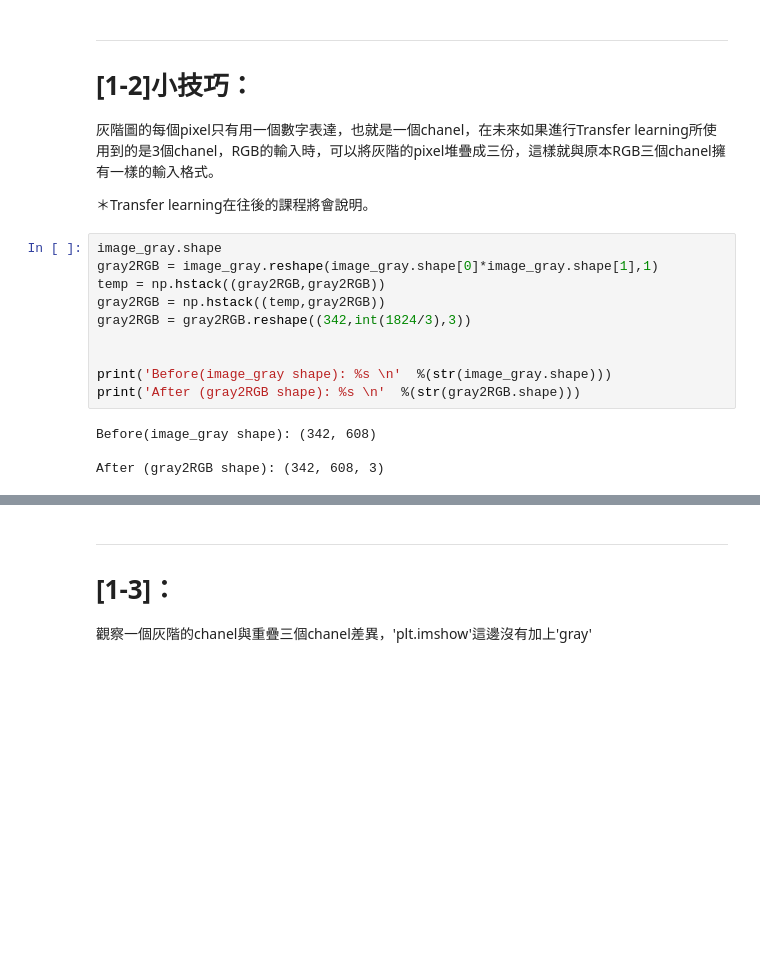
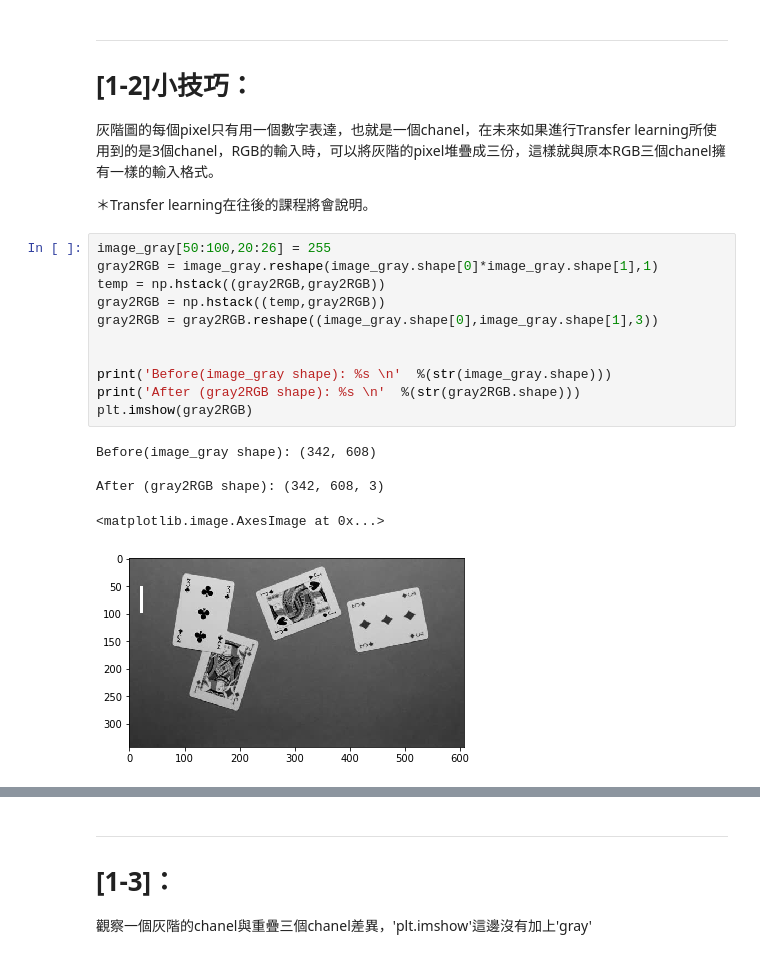
Before and after one commit to huohsien/AIA_CVCNN, a Jupyter notebook: part1/00_computer_vision/CV2.ipynb, the cells around one changed output, grey strips where cells are left out. Saved outputs shown, nothing was run; the diff lists cells and outputs as text; blank space fills up the shorter version.

```diff
--- a/part1/00_computer_vision/CV2.ipynb
+++ b/part1/00_computer_vision/CV2.ipynb
@@ -142,16 +143,19 @@ plt.show()
 
 ＊Transfer learning在往後的課程將會說明。
 # %%
-image_gray.shape
+image_gray[50:100,20:26] = 255
 gray2RGB = image_gray.reshape(image_gray.shape[0]*image_gray.shape[1],1)
 temp = np.hstack((gray2RGB,gray2RGB))
 gray2RGB = np.hstack((temp,gray2RGB))
-gray2RGB = gray2RGB.reshape((342,int(1824/3),3))
+gray2RGB = gray2RGB.reshape((image_gray.shape[0],image_gray.shape[1],3))
 
 
 print('Before(image_gray shape): %s \n'  %(str(image_gray.shape)))
 print('After (gray2RGB shape): %s \n'  %(str(gray2RGB.shape)))
+plt.imshow(gray2RGB)
 # %% [output]
 Before(image_gray shape): (342, 608)
 
 After (gray2RGB shape): (342, 608, 3)
+<matplotlib.image.AxesImage at 0x...>
+[figure, added]
```
Also changed, not shown: parts of 8 cells of this notebook.
